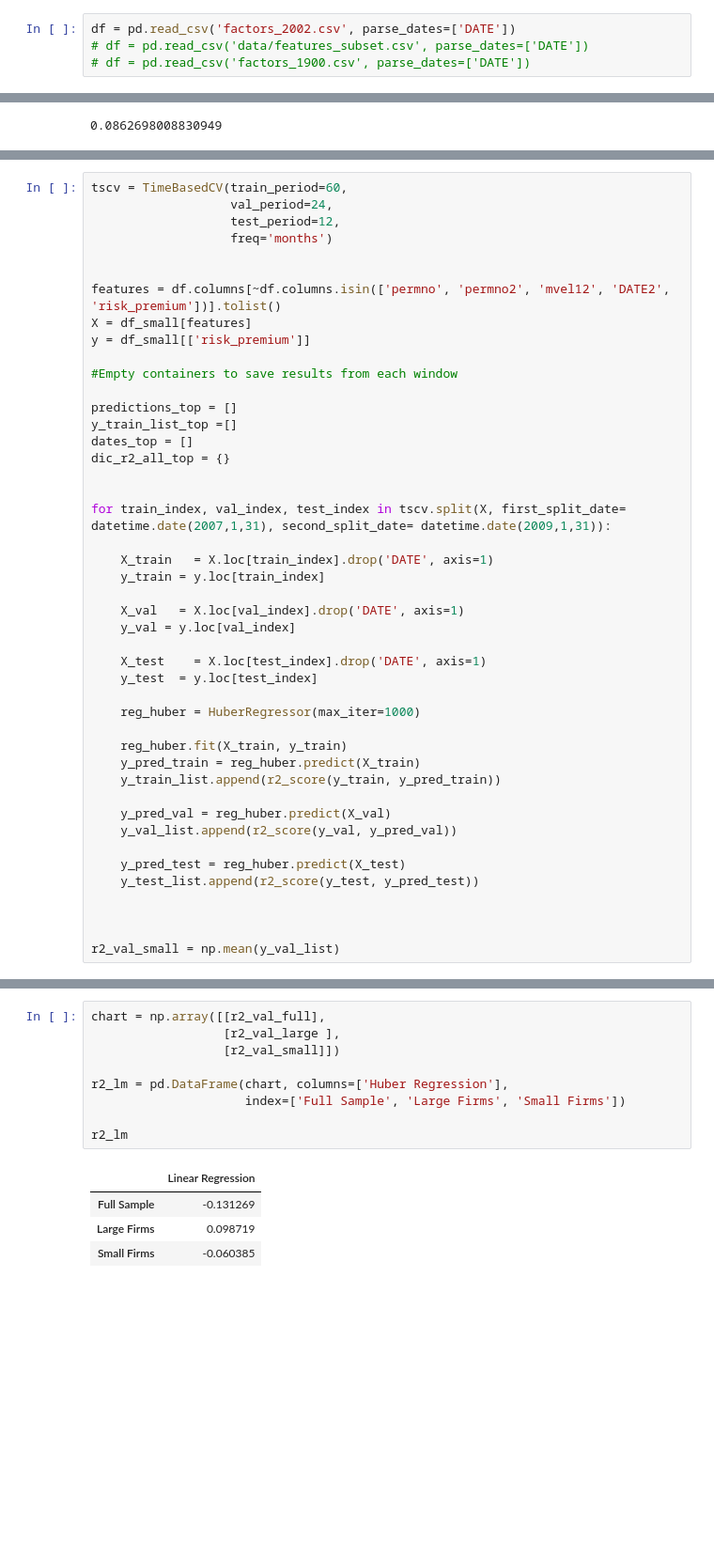
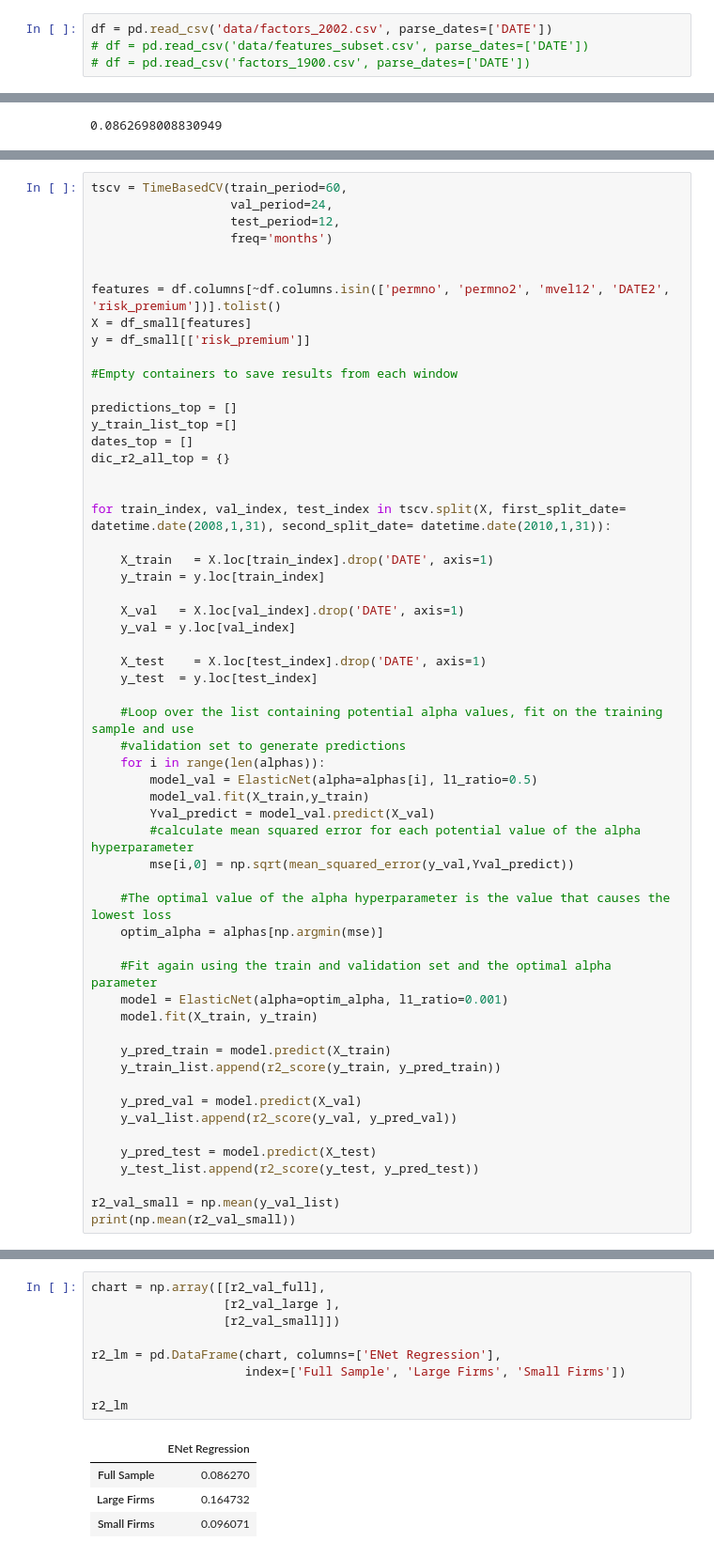
Before and after one commit to KidQuant/Taming-The-Factor-Zoo, a Jupyter notebook: 4.4_ENet.ipynb, the cells around one changed output, grey strips where cells are left out. Shown at 94% size. Saved outputs shown, nothing was run; the diff lists cells and outputs as text; blank space fills up the shorter version.

```diff
--- a/4.4_ENet.ipynb
+++ b/4.4_ENet.ipynb
@@ -14,7 +14,7 @@ from sklearn.linear_model import ElasticNet
 pd.set_option('display.max_rows', None)
 # more
 # %%
-df = pd.read_csv('factors_2002.csv', parse_dates=['DATE'])
+df = pd.read_csv('data/factors_2002.csv', parse_dates=['DATE'])
 # df = pd.read_csv('data/features_subset.csv', parse_dates=['DATE'])
 # df = pd.read_csv('factors_1900.csv', parse_dates=['DATE'])
 # %%
@@ -211,7 +223,7 @@ dates_top = []
 dic_r2_all_top = {}
 
 
-for train_index, val_index, test_index in tscv.split(X, first_split_date= datetime.date(2007,1,31), second_split_date= datetime.date(2009,1,31)):
+for train_index, val_index, test_index in tscv.split(X, first_split_date= datetime.date(2008,1,31), second_split_date= datetime.date(2010,1,31)):
 
     X_train   = X.loc[train_index].drop('DATE', axis=1)
     y_train = y.loc[train_index]
@@ -222,19 +234,31 @@ for train_index, val_index, test_index in tscv.split(X, first_split_date= dateti
     X_test    = X.loc[test_index].drop('DATE', axis=1)
     y_test  = y.loc[test_index]
 
-    reg_huber = HuberRegressor(max_iter=1000)
+    #Loop over the list containing potential alpha values, fit on the training sample and use
+    #validation set to generate predictions
+    for i in range(len(alphas)):
+        model_val = ElasticNet(alpha=alphas[i], l1_ratio=0.5)
+        model_val.fit(X_train,y_train)
+        Yval_predict = model_val.predict(X_val)
+        #calculate mean squared error for each potential value of the alpha hyperparameter
+        mse[i,0] = np.sqrt(mean_squared_error(y_val,Yval_predict))
 
-    reg_huber.fit(X_train, y_train)
-    y_pred_train = reg_huber.predict(X_train)
+    #The optimal value of the alpha hyperparameter is the value that causes the lowest loss
+    optim_alpha = alphas[np.argmin(mse)]
+
+    #Fit again using the train and validation set and the optimal alpha parameter
+    model = ElasticNet(alpha=optim_alpha, l1_ratio=0.001)
+    model.fit(X_train, y_train)
+
+    y_pred_train = model.predict(X_train)
     y_train_list.append(r2_score(y_train, y_pred_train))
 
-    y_pred_val = reg_huber.predict(X_val)
+    y_pred_val = model.predict(X_val)
     y_val_list.append(r2_score(y_val, y_pred_val))
 
-    y_pred_test = reg_huber.predict(X_test)
+    y_pred_test = model.predict(X_test)
     y_test_list.append(r2_score(y_test, y_pred_test))
 
-
-
 r2_val_small = np.mean(y_val_list)
+print(np.mean(r2_val_small))
 # %% [output]
@@ -253,15 +277,15 @@ Train period: 2013-01-31 - 2018-01-31 ,val period: 2018-01-31 - 2020-01-31 , Tes
 # %%
 chart = np.array([[r2_val_full],
                   [r2_val_large ],
                   [r2_val_small]])
 
-r2_lm = pd.DataFrame(chart, columns=['Huber Regression'],
+r2_lm = pd.DataFrame(chart, columns=['ENet Regression'],
                      index=['Full Sample', 'Large Firms', 'Small Firms'])
 
 r2_lm
 # %% [output]
-|  | Linear Regression |
-| Full Sample | -0.131269 |
-| Large Firms | 0.098719 |
-| Small Firms | -0.060385 |
+|  | ENet Regression |
+| Full Sample | 0.086270 |
+| Large Firms | 0.164732 |
+| Small Firms | 0.096071 |
 # %%
```
Also changed, not shown: parts of 4 cells of this notebook, 5 other files.
